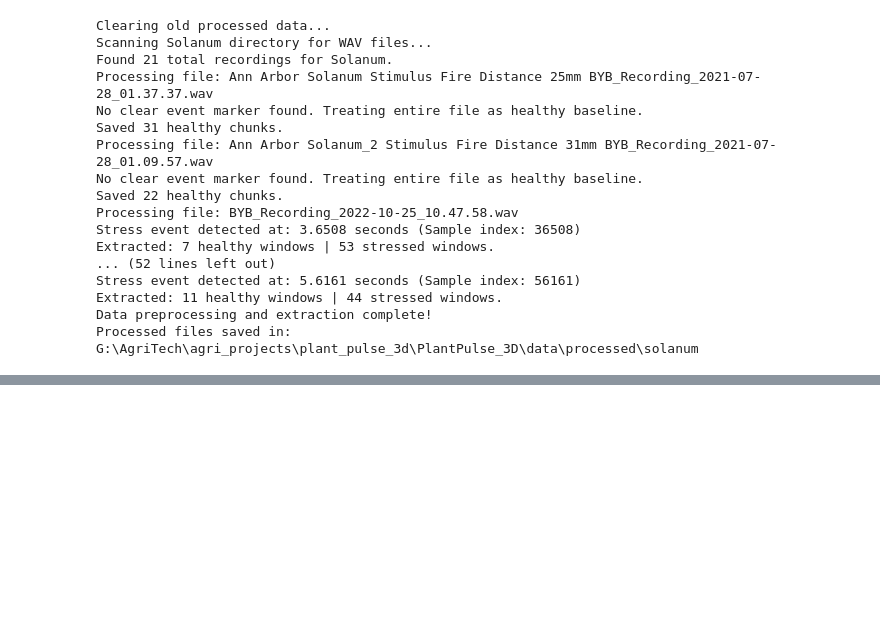
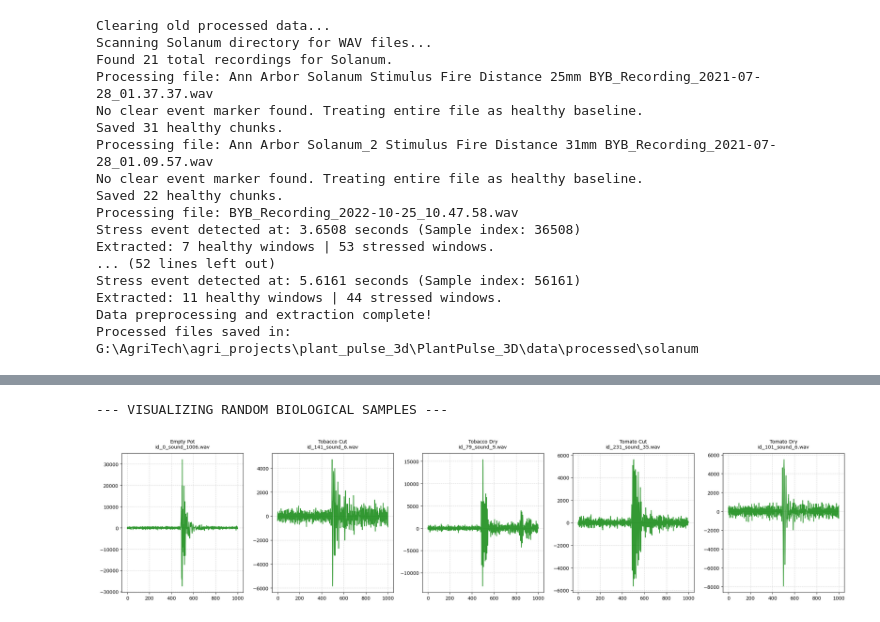
Before and after one commit to Faissal-00/Xylemetrix-Bioacoustic-Digital-Twin, a Jupyter notebook: src/data_loader.ipynb, the cells around one changed output, grey strips where cells are left out. Cells and saved outputs as stored; diff of their text form; code cells hidden in the pictures; blank space fills up the shorter version.

```diff
--- a/src/data_loader.ipynb
+++ b/src/data_loader.ipynb
@@ -331,0 +856,32 @@ Processed files saved in: G:\AgriTech\agri_projects\plant_pulse_3d\PlantPulse_3D
+# %%
+import random
+import matplotlib.pyplot as plt
+
+print("--- VISUALIZING RANDOM BIOLOGICAL SAMPLES ---")
+
+fig, axes = plt.subplots(1, len(folders), figsize=(22, 5))
+
+for idx, folder in enumerate(folders):
+    files = list(folder.glob("*.wav"))
+    if not files:
+        continue
+
+    random_file = random.choice(files)
+
+    # Read the audio
+    sample_rate, data = wavfile.read(random_file)
+
+    # Force mono if it happens to be stereo
+    if len(data.shape) > 1:
+        data = data[:, 0]
+
+    # Plot the raw wave
+    axes[idx].plot(data, color='green', alpha=0.8)
+    axes[idx].set_title(f"{folder.name}\n{random_file.name}", fontsize=10, pad=10)
+    axes[idx].grid(True, linestyle='--', alpha=0.5)
+
+plt.tight_layout()
+plt.show()
+# %% [output]
+--- VISUALIZING RANDOM BIOLOGICAL SAMPLES ---
+[figure, added]
```
Also changed, not shown: parts of 10 cells of this notebook, 23 other files.
